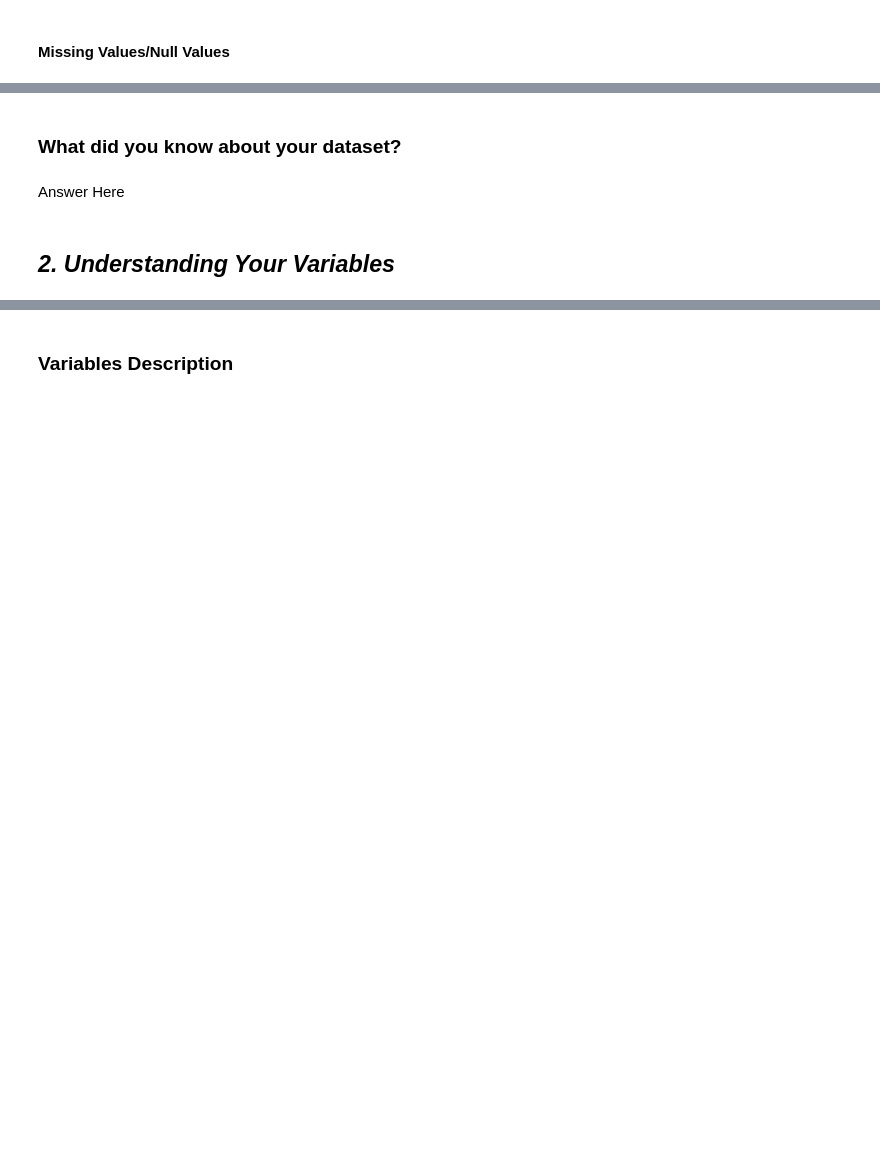
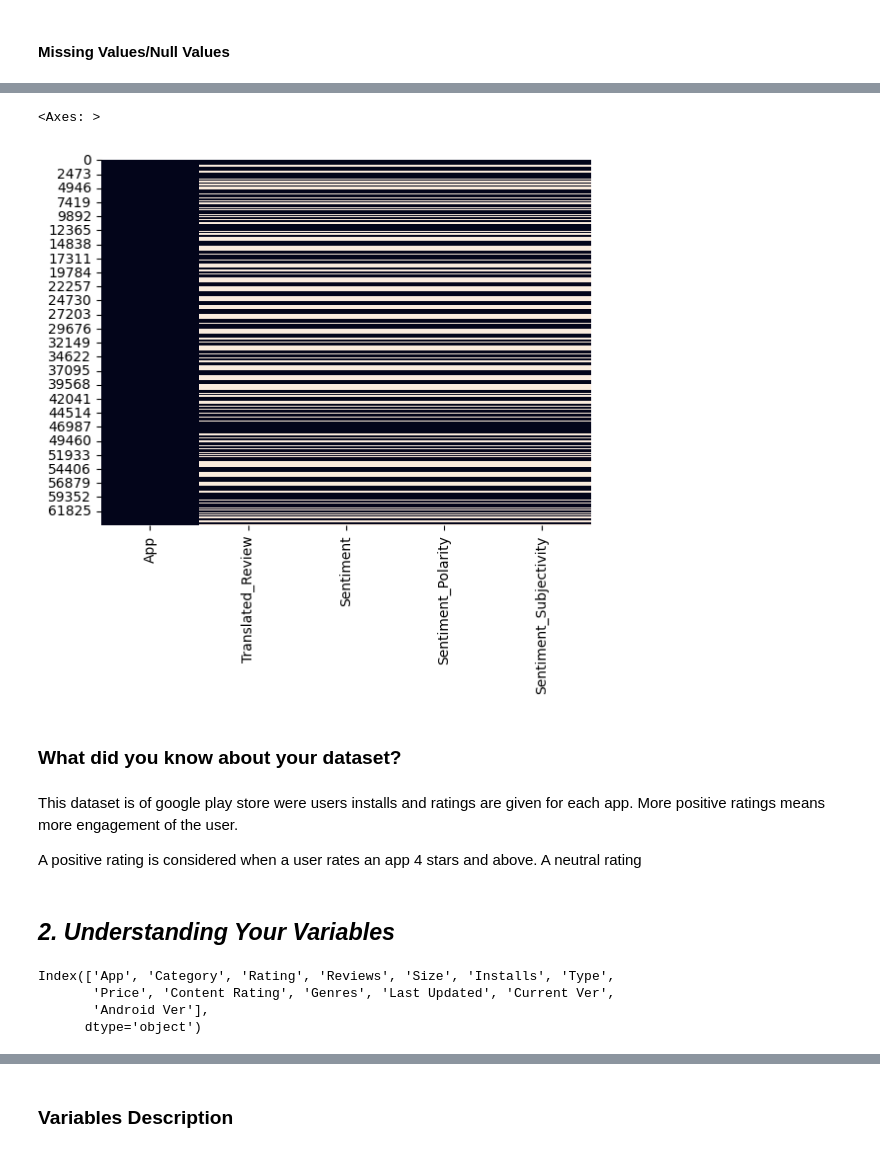
Before and after one commit to RayedShamim/Google-Play-Store-EDA-Rayed, a Jupyter notebook: Google_Play_Store_EDA_Submission.ipynb, the cells around one changed output, grey strips where cells are left out. Drawn from its saved outputs; the diff is of its cells as text; code cells hidden in the pictures; blank space fills up the shorter version.

```diff
--- a/Google_Play_Store_EDA_Submission.ipynb
+++ b/Google_Play_Store_EDA_Submission.ipynb
@@ -100,8 +228,22 @@ M - Multivariate Analysis
+# %%
+sns.heatmap(urdf.isnull(), cbar=False)
+# %% [output]
+<Axes: >
+[figure, added]
 # %% [markdown]
 ### What did you know about your dataset?
-# %% [markdown]
-Answer Here
+# %% [markdown]
+This dataset is of google play store were users installs and ratings are given for each app. More positive ratings means more engagement of the user.
+
+A positive rating is considered when a user rates an app 4 stars and above.
+A neutral rating
 # %% [markdown]
 ## ***2. Understanding Your Variables***
 # %%
 # Dataset Columns
+psdf.columns
+# %% [output]
+Index(['App', 'Category', 'Rating', 'Reviews', 'Size', 'Installs', 'Type',
+       'Price', 'Content Rating', 'Genres', 'Last Updated', 'Current Ver',
+       'Android Ver'],
+      dtype='object')
```
Also changed, not shown: parts of 47 cells of this notebook.
